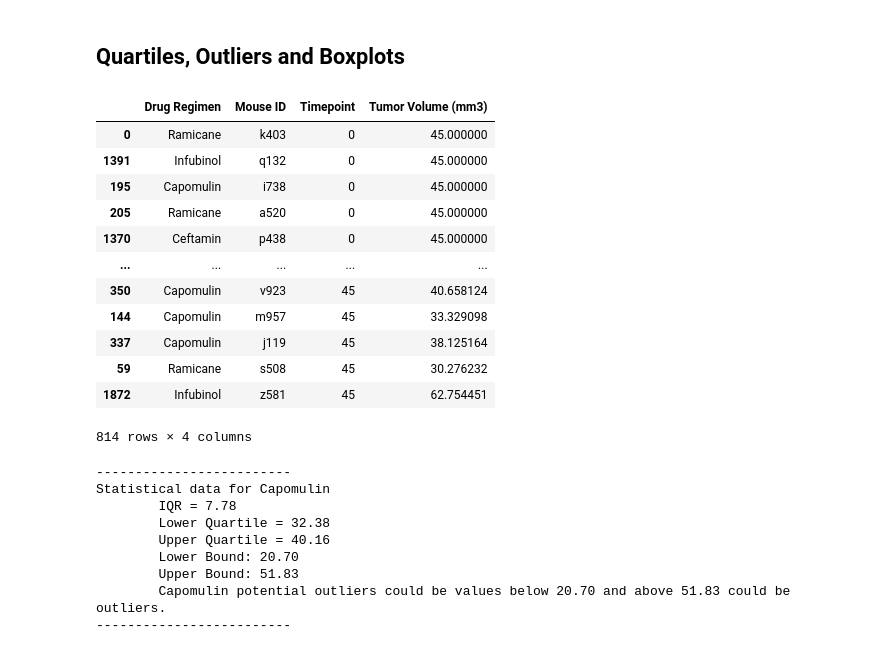
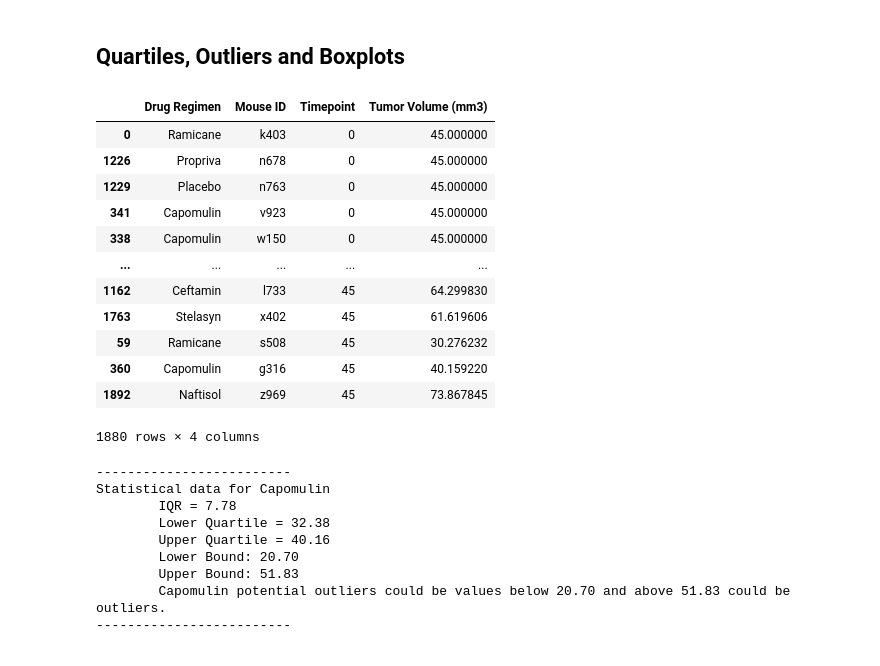
Before and after one commit to bgalde-dev/matplotlib-challenge, a Jupyter notebook: Pymaceuticals/pymaceuticals.ipynb, the cells around one changed output. Cells and saved outputs as stored; diff of their text form; code cells hidden in the pictures.

```diff
--- a/Pymaceuticals/pymaceuticals.ipynb
+++ b/Pymaceuticals/pymaceuticals.ipynb
@@ -241,27 +244,27 @@ plt.show()
 # %%
 # Calculate the final tumor volume of each mouse across four of the treatment regimens:
 # Capomulin, Ramicane, Infubinol, and Ceftamin
 drug_list = ["Capomulin","Ramicane","Infubinol","Ceftamin",]
 
 sorted_mice_data = clean_mice_data.sort_values(["Timepoint"], ascending=True)
 
 # Tumor volumes at last timepoint for every drug
-regimen_data = mouse_timepoint[["Drug Regimen", "Mouse ID", "Timepoint", "Tumor Volume (mm3)"]]
+regimen_data = sorted_mice_data[["Drug Regimen", "Mouse ID", "Timepoint", "Tumor Volume (mm3)"]]
 regimen_data
 # %% [output]
 |  | Drug Regimen | Mouse ID | Timepoint | Tumor Volume (mm3) |
 | 0 | Ramicane | k403 | 0 | 45.000000 |
-| 1391 | Infubinol | q132 | 0 | 45.000000 |
-| 195 | Capomulin | i738 | 0 | 45.000000 |
-| 205 | Ramicane | a520 | 0 | 45.000000 |
-| 1370 | Ceftamin | p438 | 0 | 45.000000 |
+| 1226 | Propriva | n678 | 0 | 45.000000 |
+| 1229 | Placebo | n763 | 0 | 45.000000 |
+| 341 | Capomulin | v923 | 0 | 45.000000 |
+| 338 | Capomulin | w150 | 0 | 45.000000 |
 | ... | ... | ... | ... | ... |
-| 350 | Capomulin | v923 | 45 | 40.658124 |
-| 144 | Capomulin | m957 | 45 | 33.329098 |
-| 337 | Capomulin | j119 | 45 | 38.125164 |
+| 1162 | Ceftamin | l733 | 45 | 64.299830 |
+| 1763 | Stelasyn | x402 | 45 | 61.619606 |
 | 59 | Ramicane | s508 | 45 | 30.276232 |
-| 1872 | Infubinol | z581 | 45 | 62.754451 |
+| 360 | Capomulin | g316 | 45 | 40.159220 |
+| 1892 | Naftisol | z969 | 45 | 73.867845 |
-814 rows × 4 columns
+1880 rows × 4 columns
 # %%
 # Show statistical data for the 4 drugs requested
 for drug in drug_list:
```
Also changed, not shown: parts of 6 cells of this notebook, 1 other file.
